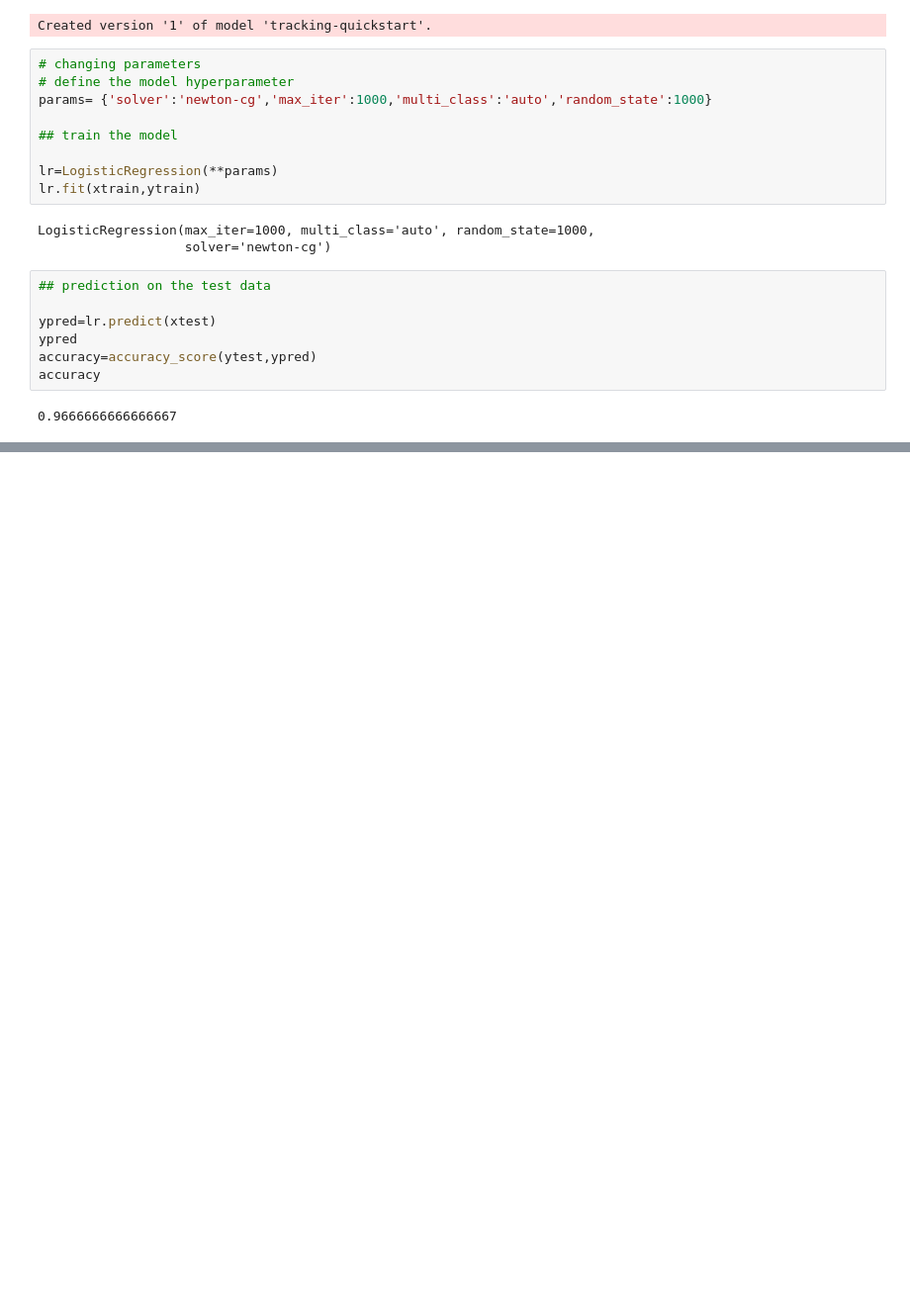
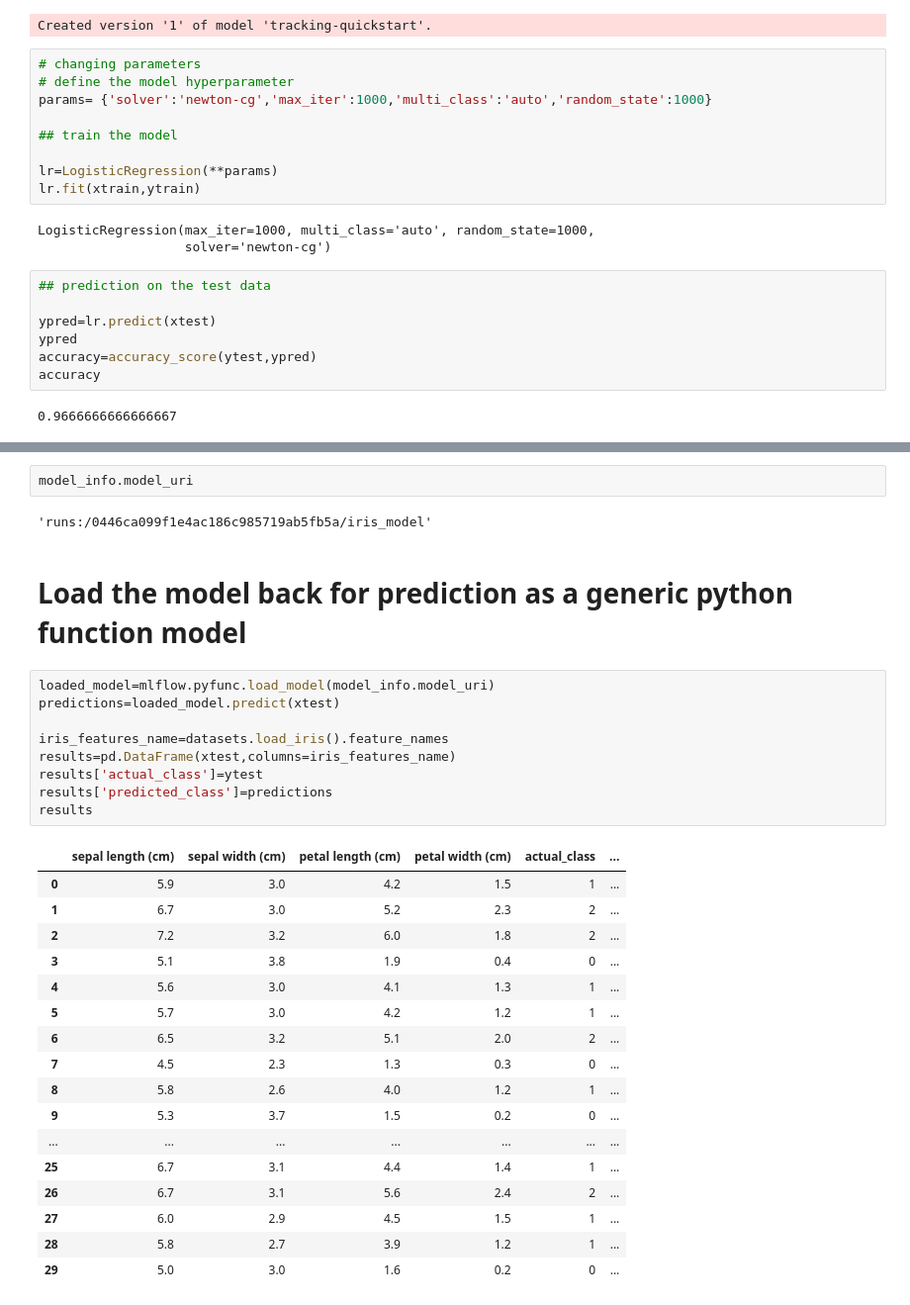
Before and after one commit to Immortal-Pi/Learn_MLOPs, a Jupyter notebook: MLflow/MLproject/gettingstarted.ipynb, the cells around one changed output, grey strips where cells are left out. Shown at 99% size. Drawn from its saved outputs; the diff is of its cells as text; blank space fills up the shorter version.

Commit message:
'mlflow'

```diff
--- a/MLflow/MLproject/gettingstarted.ipynb
+++ b/MLflow/MLproject/gettingstarted.ipynb
@@ -136,0 +885,33 @@ Created version '2' of model 'tracking-quickstart'.
+# %%
+model_info.model_uri
+# %% [output]
+'runs:/0446ca099f1e4ac186c985719ab5fb5a/iris_model'
+# %% [markdown]
+# Load the model back for prediction as a generic python function model
+# %%
+loaded_model=mlflow.pyfunc.load_model(model_info.model_uri)
+predictions=loaded_model.predict(xtest)
+
+iris_features_name=datasets.load_iris().feature_names
+results=pd.DataFrame(xtest,columns=iris_features_name)
+results['actual_class']=ytest
+results['predicted_class']=predictions
+results
+# %% [output]
+|  | sepal length (cm) | sepal width (cm) | petal length (cm) | petal width (cm) | actual_class | ... |
+| 0 | 5.9 | 3.0 | 4.2 | 1.5 | 1 | ... |
+| 1 | 6.7 | 3.0 | 5.2 | 2.3 | 2 | ... |
+| 2 | 7.2 | 3.2 | 6.0 | 1.8 | 2 | ... |
+| 3 | 5.1 | 3.8 | 1.9 | 0.4 | 0 | ... |
+| 4 | 5.6 | 3.0 | 4.1 | 1.3 | 1 | ... |
+| 5 | 5.7 | 3.0 | 4.2 | 1.2 | 1 | ... |
+| 6 | 6.5 | 3.2 | 5.1 | 2.0 | 2 | ... |
+| 7 | 4.5 | 2.3 | 1.3 | 0.3 | 0 | ... |
+| 8 | 5.8 | 2.6 | 4.0 | 1.2 | 1 | ... |
+| 9 | 5.3 | 3.7 | 1.5 | 0.2 | 0 | ... |
+| ... | ... | ... | ... | ... | ... | ... |
+| 25 | 6.7 | 3.1 | 4.4 | 1.4 | 1 | ... |
+| 26 | 6.7 | 3.1 | 5.6 | 2.4 | 2 | ... |
+| 27 | 6.0 | 2.9 | 4.5 | 1.5 | 1 | ... |
+| 28 | 5.8 | 2.7 | 3.9 | 1.2 | 1 | ... |
+| 29 | 5.0 | 3.0 | 1.6 | 0.2 | 0 | ... |
```
Also changed, not shown: parts of 11 cells of this notebook, 6 other files.
